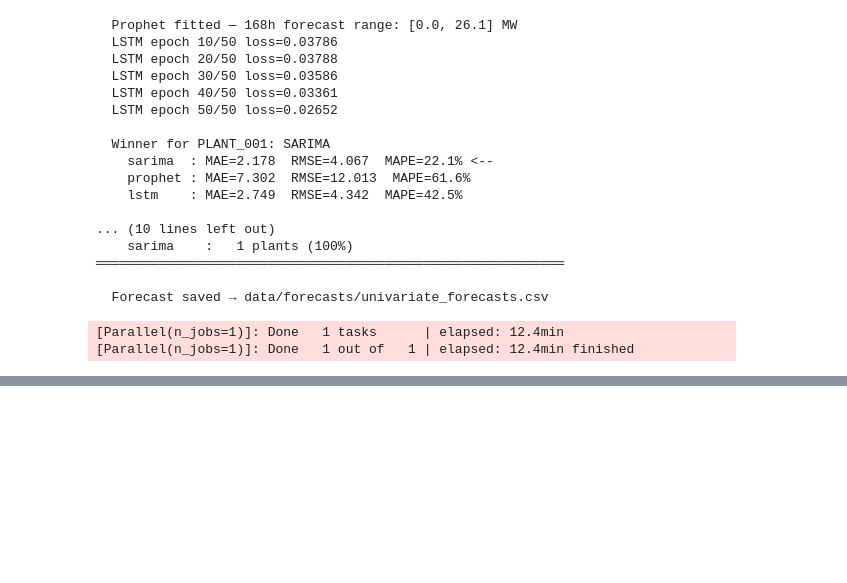
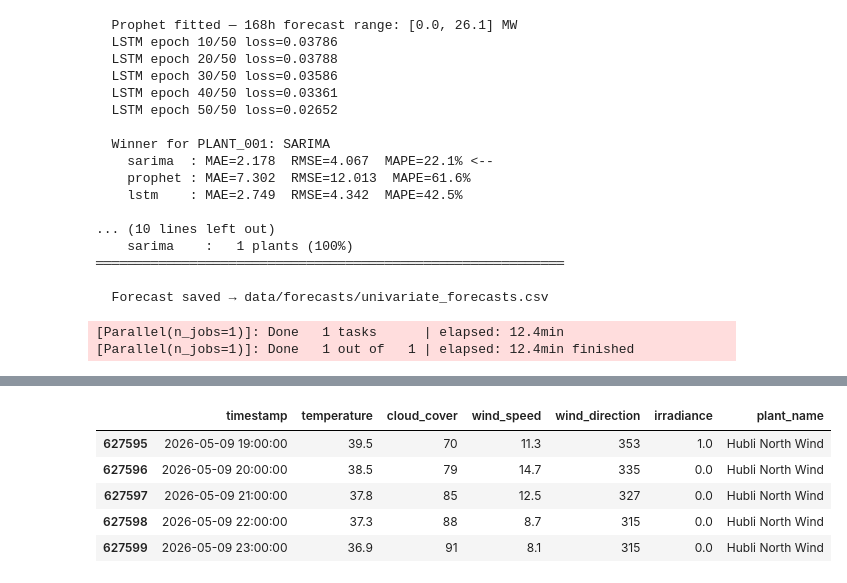
Before and after one commit to Shuchismita2000/Pravaah, a Jupyter notebook: notebook.ipynb, the cells around one changed output, grey strips where cells are left out. Saved outputs shown, nothing was run; the diff lists cells and outputs as text; code cells hidden in the pictures; blank space fills up the shorter version.

```diff
--- a/notebook.ipynb
+++ b/notebook.ipynb
@@ -424,0 +547,9 @@ forecast_df = run_univariate_fleet(df_solar_scaled, n_jobs=-1)
+# %%
+weather.tail()
+# %% [output]
+|  | timestamp | temperature | cloud_cover | wind_speed | wind_direction | irradiance | plant_name |
+| 627595 | 2026-05-09 19:00:00 | 39.5 | 70 | 11.3 | 353 | 1.0 | Hubli North Wind |
+| 627596 | 2026-05-09 20:00:00 | 38.5 | 79 | 14.7 | 335 | 0.0 | Hubli North Wind |
+| 627597 | 2026-05-09 21:00:00 | 37.8 | 85 | 12.5 | 327 | 0.0 | Hubli North Wind |
+| 627598 | 2026-05-09 22:00:00 | 37.3 | 88 | 8.7 | 315 | 0.0 | Hubli North Wind |
+| 627599 | 2026-05-09 23:00:00 | 36.9 | 91 | 8.1 | 315 | 0.0 | Hubli North Wind |
```
Also changed, not shown: parts of 15 cells of this notebook, 3 other files.
